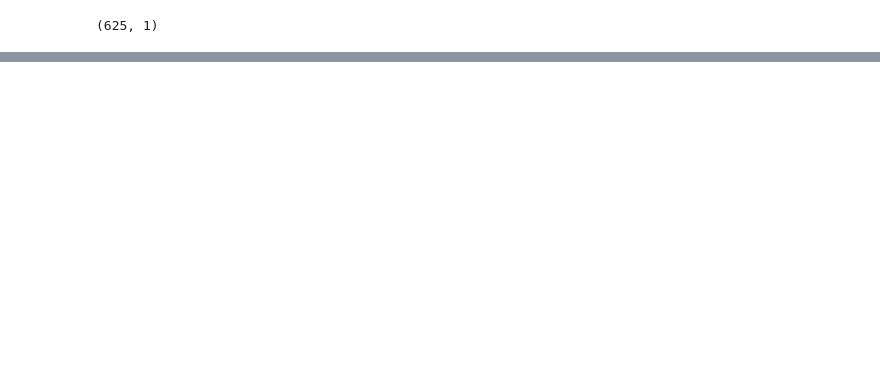
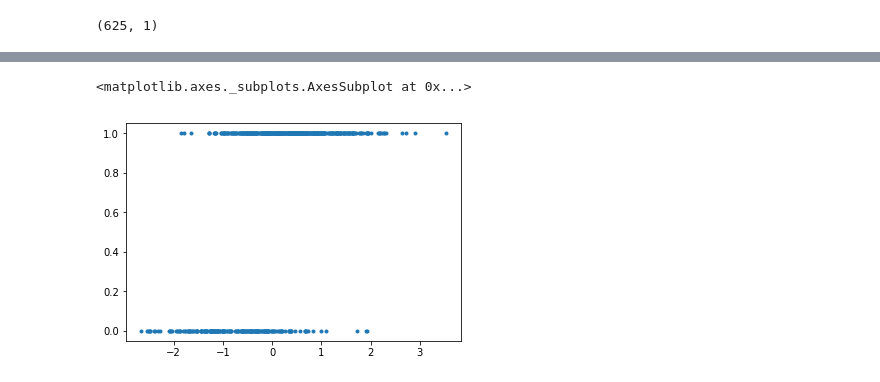
Before and after one commit to pysal/mgwr, a Jupyter notebook: notebooks/Simulated_data_example_Binomial-MGWR.ipynb, the cells around one changed output, grey strips where cells are left out. Drawn from its saved outputs; the diff is of its cells as text; code cells hidden in the pictures; blank space fills up the shorter version.

Commit message:
updated Binomial notebooks

```diff
--- a/notebooks/Simulated_data_example_Binomial-MGWR.ipynb
+++ b/notebooks/Simulated_data_example_Binomial-MGWR.ipynb
@@ -144,0 +210,2 @@ sns.distplot(y_new)
+# %%
+y = np.random.binomial(1,y_exp)
@@ -145,2 +217,7 @@ sns.distplot(y_new)
+# %%
+pd.Series(y.reshape(-1), index=x1).plot(style='.')
+# %% [output]
+<matplotlib.axes._subplots.AxesSubplot at 0x...>
+[figure, added]
 # %%
 coords = np.array(list(zip(lon,lat)))
```
Also changed, not shown: parts of 38 cells of this notebook, 2 other files.
